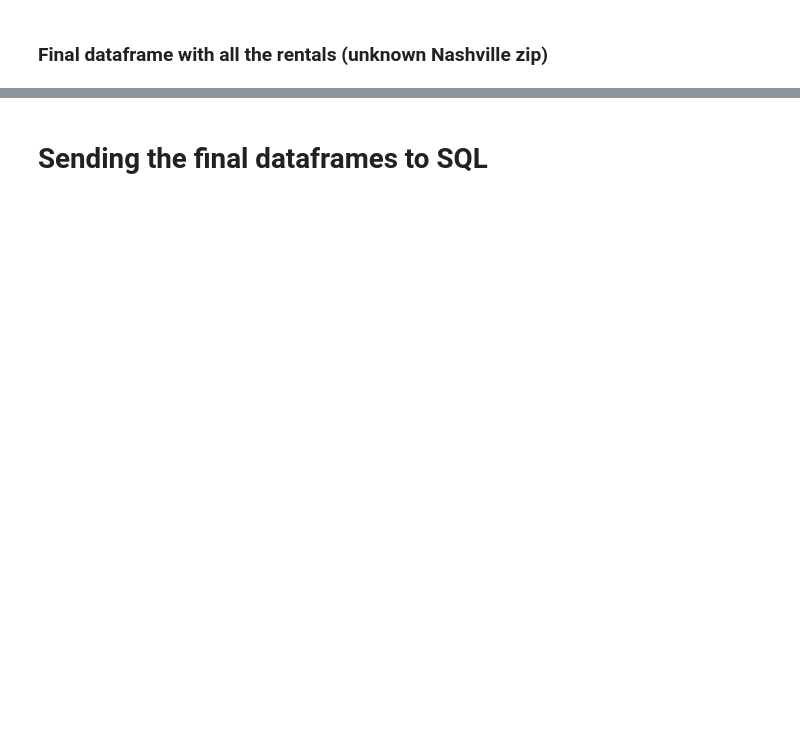
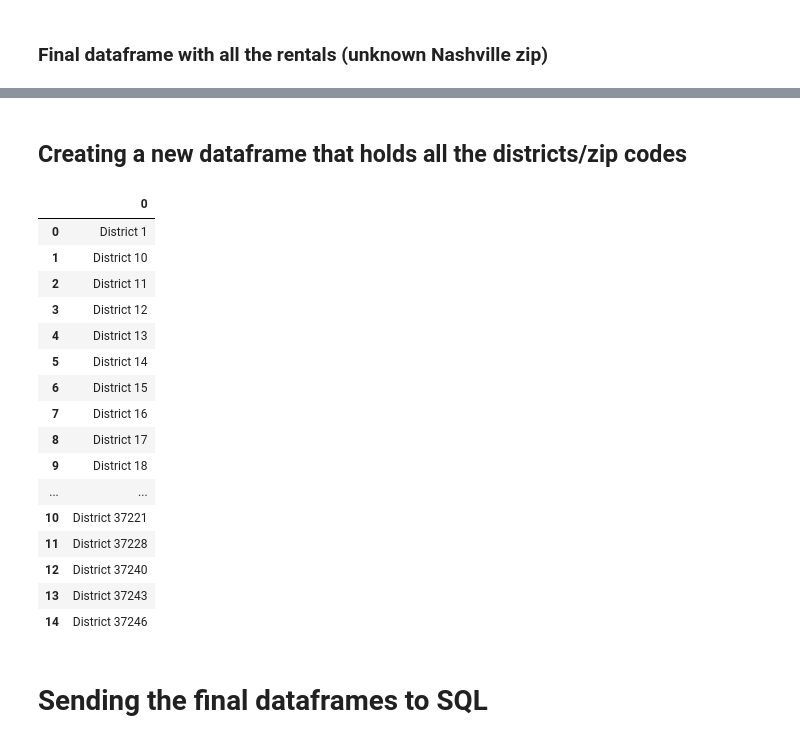
Before and after one commit to JonathanBrown003/Airbnb-A-Closer-Look-Nashville-Asheville, a Jupyter notebook: Analysis_Tu.ipynb, the cells around one changed output, grey strips where cells are left out. Cells and saved outputs as stored; diff of their text form; code cells hidden in the pictures; blank space fills up the shorter version.

```diff
--- a/Analysis_Tu.ipynb
+++ b/Analysis_Tu.ipynb
@@ -3432,3 +3473,31 @@ unknown_all_zips_ratings
+# %% [markdown]
+## Creating a new dataframe that holds all the districts/zip codes
+# %%
+nash_districts1 = pd.DataFrame(np.unique(nash_zip_rating_df["district"]))
+nash_zips = pd.DataFrame(np.unique(nash_clean_df["district"]))
+nash_districts1
+ashe_districts = pd.DataFrame(np.unique(stat_ashe_per_district_df1["district"]))
+# %%
+districts = pd.concat([nash_districts1, ashe_districts, nash_zips])
+districts
+# %% [output]
+|  | 0 |
+| 0 | District 1 |
+| 1 | District 10 |
+| 2 | District 11 |
+| 3 | District 12 |
+| 4 | District 13 |
+| 5 | District 14 |
+| 6 | District 15 |
+| 7 | District 16 |
+| 8 | District 17 |
+| 9 | District 18 |
+| ... | ... |
+| 10 | District 37221 |
+| 11 | District 37228 |
+| 12 | District 37240 |
+| 13 | District 37243 |
+| 14 | District 37246 |
 # %% [markdown]
 # Sending the final dataframes to SQL
 # %%
```
Also changed, not shown: parts of 14 cells of this notebook, 1 other file.
